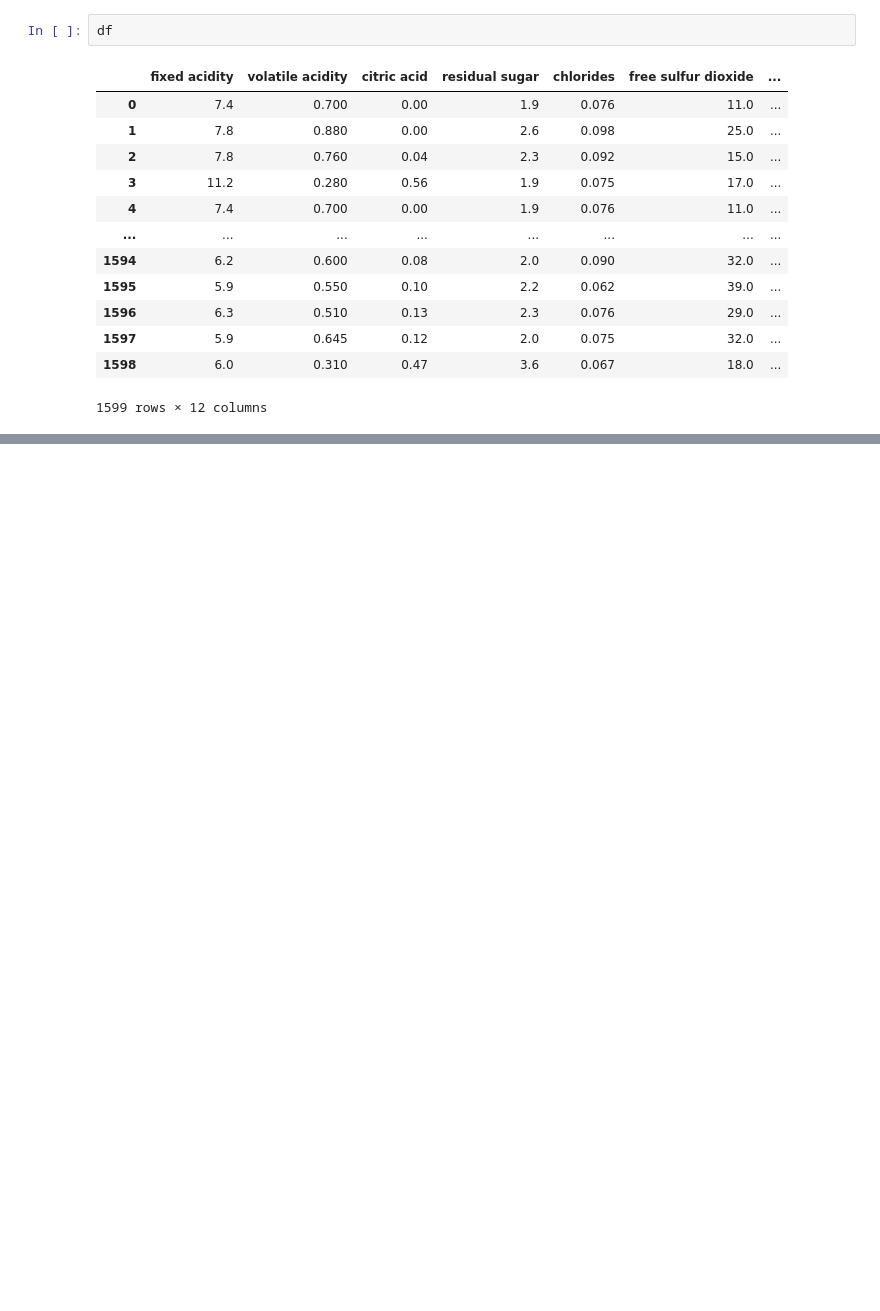
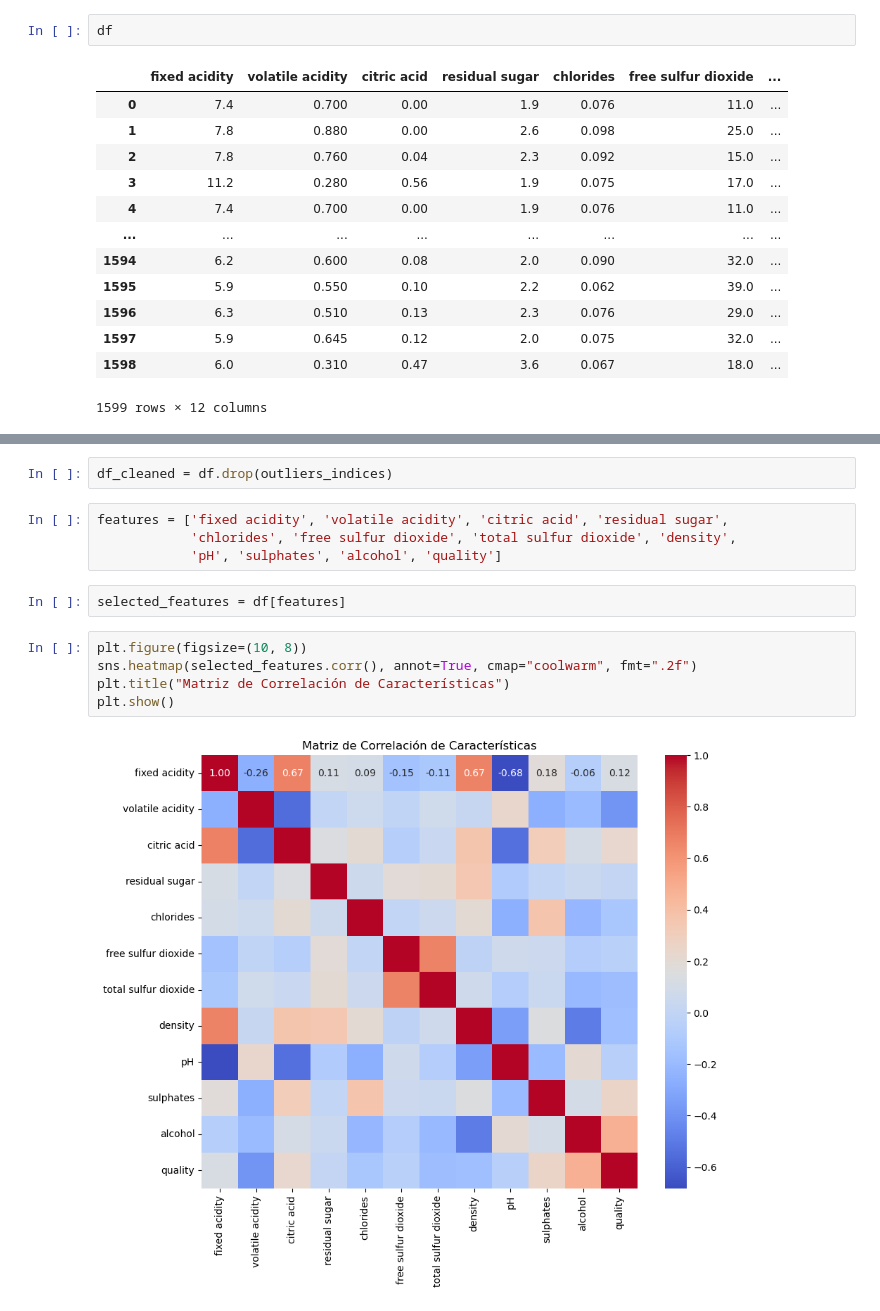
Before and after one commit to JesusOrlandoM/Arboles-de-Decisi-n, a Jupyter notebook: Arboles de Decisión.ipynb, the cells around one changed output, grey strips where cells are left out. Cells and saved outputs as stored; diff of their text form; blank space fills up the shorter version.

```diff
--- a/Arboles de Decisión.ipynb
+++ b/Arboles de Decisión.ipynb
@@ -20,0 +147,15 @@ df
+# %%
+df_cleaned = df.drop(outliers_indices)
+# %%
+features = ['fixed acidity', 'volatile acidity', 'citric acid', 'residual sugar',
+            'chlorides', 'free sulfur dioxide', 'total sulfur dioxide', 'density',
+            'pH', 'sulphates', 'alcohol', 'quality']
+# %%
+selected_features = df[features]
+# %%
+plt.figure(figsize=(10, 8))
+sns.heatmap(selected_features.corr(), annot=True, cmap="coolwarm", fmt=".2f")
+plt.title("Matriz de Correlación de Características")
+plt.show()
+# %% [output]
+[figure, added]
```
Also changed, not shown: parts of 18 cells of this notebook.
